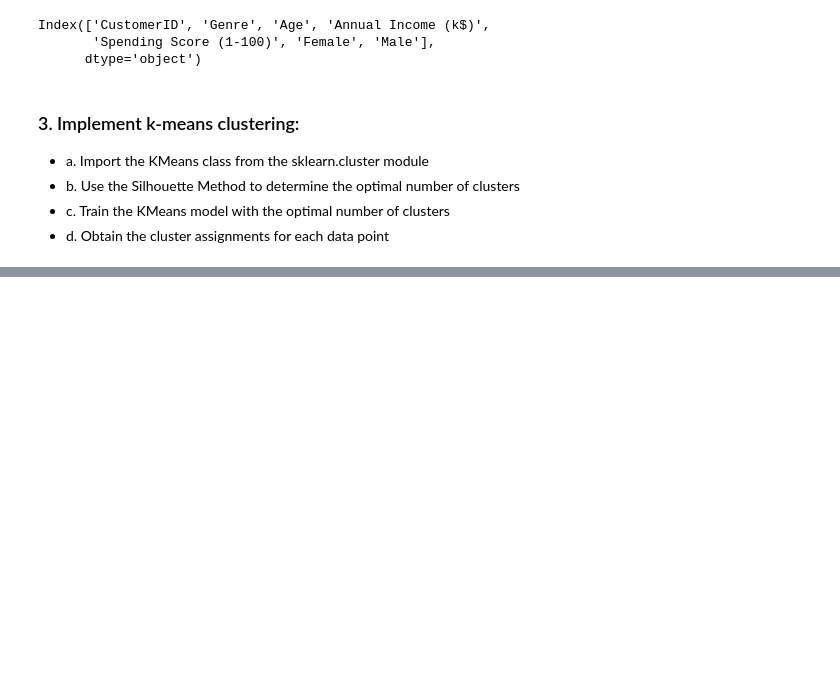
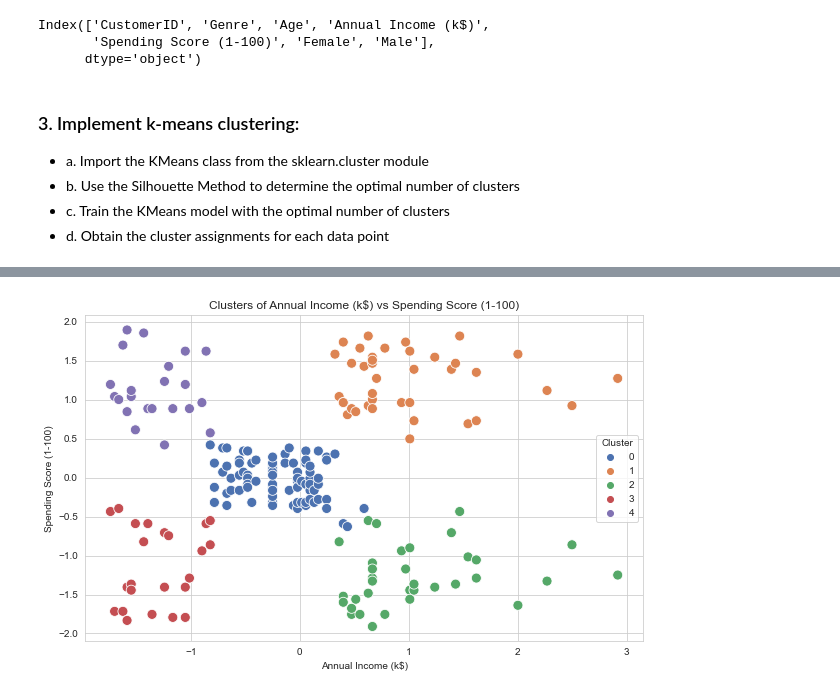
Before and after one commit to elstan-tmk/ML-assignments, a Jupyter notebook: CA-06 kmeans_Cluster/CA_06_kmeans_clustering.ipynb, the cells around one changed output, grey strips where cells are left out. Saved outputs shown, nothing was run; the diff lists cells and outputs as text; code cells hidden in the pictures; blank space fills up the shorter version.

```diff
--- a/CA-06 kmeans_Cluster/CA_06_kmeans_clustering.ipynb
+++ b/CA-06 kmeans_Cluster/CA_06_kmeans_clustering.ipynb
@@ -194,0 +187,10 @@ find_optimal_clusters(scaler_features, max_k = 10)
+# %%
+# Fit the KMeans model with the optimal number of clusters
+kmeans = KMeans(n_clusters=optimal_k)
+kmeans.fit(scaler_features)
+
+
+# Obtain the cluster assignments for each datga point:
+cluster_assignments = kmeans.labels_
+
+scaled_df["Cluster"] = cluster_assignments
@@ -194,0 +219,15 @@ find_optimal_clusters(scaler_features, max_k = 10)
+# %%
+import matplotlib.pyplot as plt
+
+def plot_clusters(data, x_feature, y_feature, cluster_col='Cluster'):
+    plt.figure(figsize=(10, 6))
+    sns.scatterplot(data=data, x=x_feature, y=y_feature, hue=cluster_col, palette="deep", s=100)
+    plt.title(f"Clusters of {x_feature} vs {y_feature}")
+    plt.xlabel(x_feature)
+    plt.ylabel(y_feature)
+    plt.legend(title='Cluster')
+    plt.show()
+
+plot_clusters(scaled_df, 'Annual Income (k$)', 'Spending Score (1-100)')
+# %% [output]
+[figure, added]
```
Also changed, not shown: parts of 12 cells of this notebook, 1 other file.
